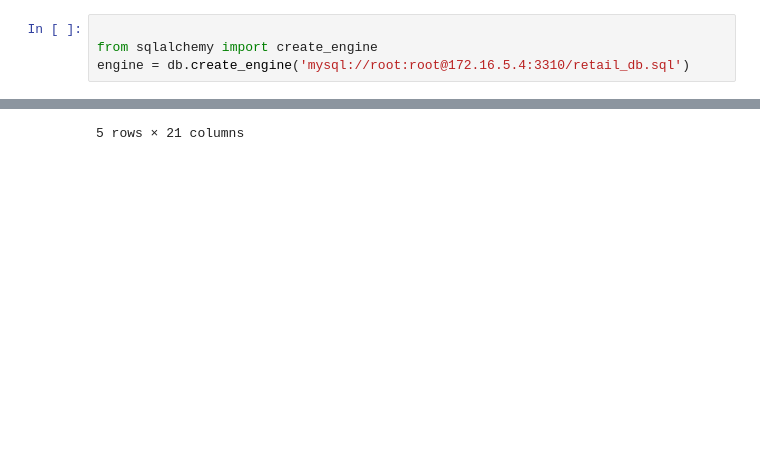
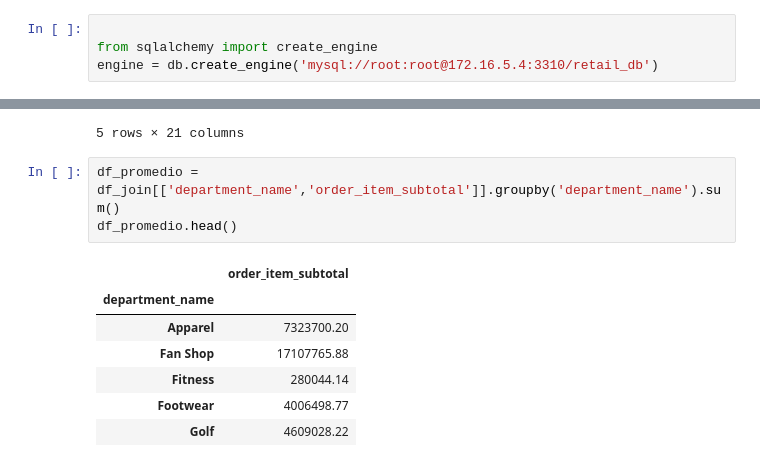
Before and after one commit to melissafalla/INTRODUCCION-CON-PYTHON, a Jupyter notebook: Sesion3/1.MySQL.ipynb, the cells around one changed output, grey strips where cells are left out. Saved outputs shown, nothing was run; the diff lists cells and outputs as text; blank space fills up the shorter version.

```diff
--- a/Sesion3/1.MySQL.ipynb
+++ b/Sesion3/1.MySQL.ipynb
@@ -9,7 +9,7 @@ engine = db.create_engine("mysql://root:root@172.16.5.4:3310/retail_db")
 # %%
 
 from sqlalchemy import create_engine
-engine = db.create_engine('mysql://root:root@172.16.5.4:3310/retail_db.sql')
+engine = db.create_engine('mysql://root:root@172.16.5.4:3310/retail_db')
 # %%
 engine_clients = db.create_engine("mysql://root:root@172.16.5.4:3310/retail_db")
 # %%
@@ -190,3 +190,14 @@ df_join.head()
 | 3 | 2 | 2013-07-25 | 256 | PENDING_PAYMENT | 4 | 2 | ... |
 | 4 | 4 | 2013-07-25 | 8827 | CLOSED | 5 | 4 | ... |
 5 rows × 21 columns
+# %%
+df_promedio = df_join[['department_name','order_item_subtotal']].groupby('department_name').sum()
+df_promedio.head()
+# %% [output]
+|  | order_item_subtotal |
+| department_name |  |
+| Apparel | 7323700.20 |
+| Fan Shop | 17107765.88 |
+| Fitness | 280044.14 |
+| Footwear | 4006498.77 |
+| Golf | 4609028.22 |
```
Also changed, not shown: parts of 1 cell of this notebook.
